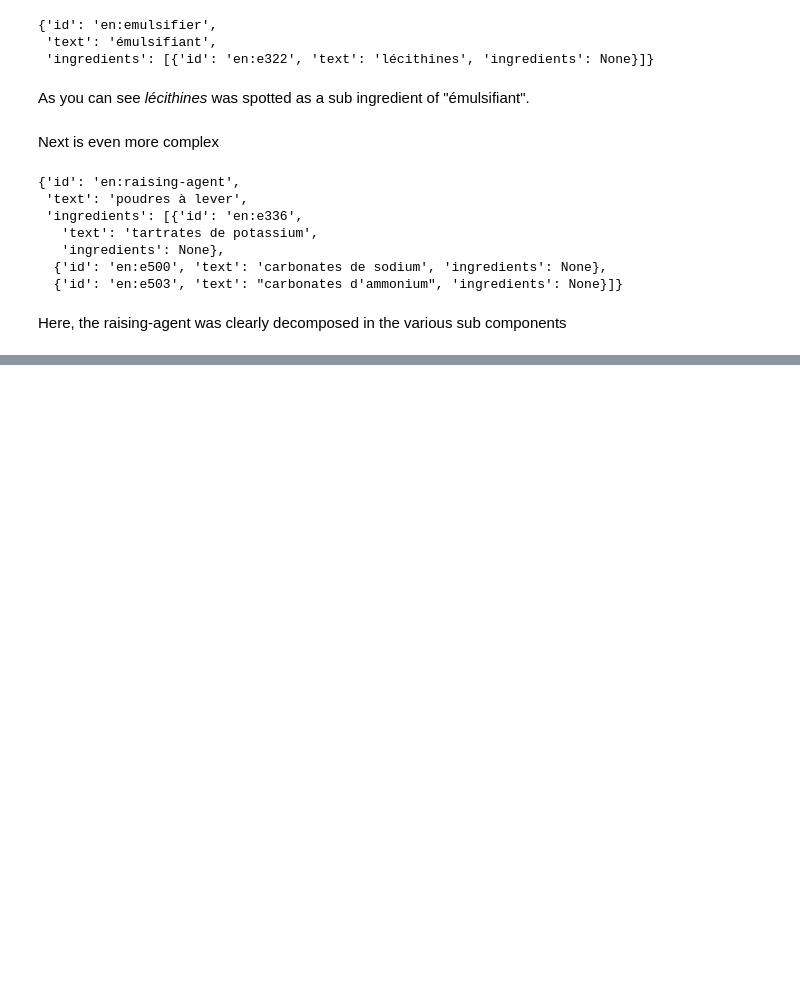
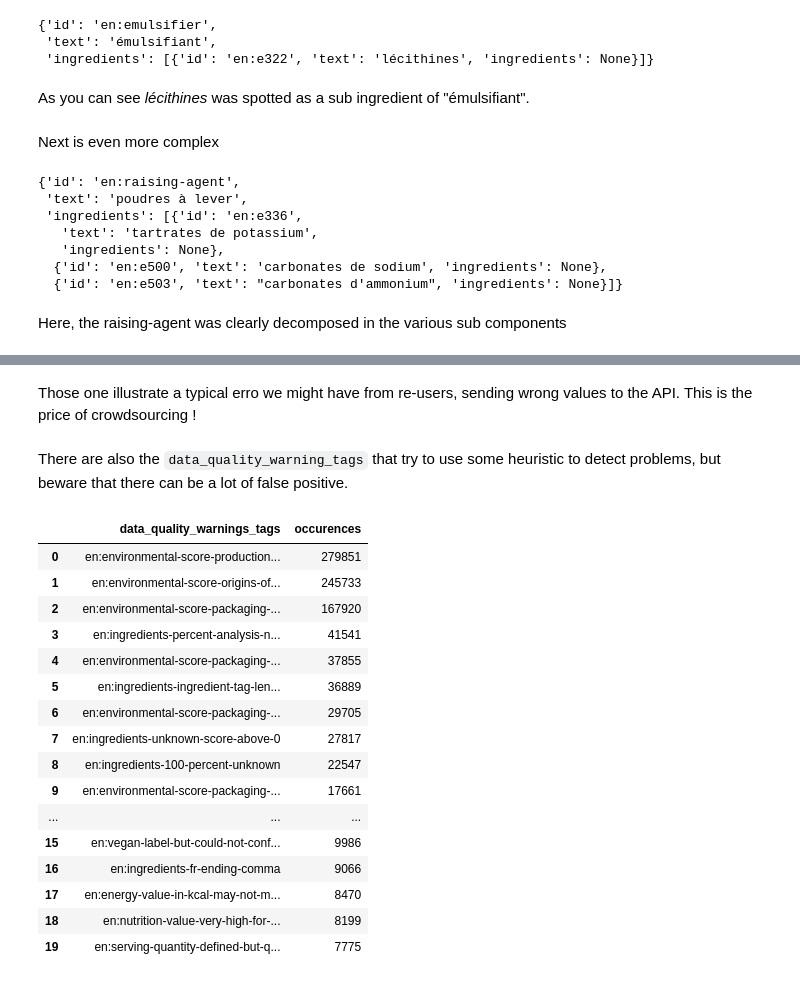
Before and after one commit to openfoodfacts/openfoodfacts-exports, a Jupyter notebook: tutorials/hands-on-data/open food facts data tutorial.ipynb, the cells around one changed output, grey strips where cells are left out. Saved outputs shown, nothing was run; the diff lists cells and outputs as text; code cells hidden in the pictures; blank space fills up the shorter version.

```diff
--- a/tutorials/hands-on-data/open food facts data tutorial.ipynb
+++ b/tutorials/hands-on-data/open food facts data tutorial.ipynb
@@ -476,0 +560,41 @@ Here, the raising-agent was clearly decomposed in the various sub components
+# %% [markdown]
+Those one illustrate a typical erro we might have from re-users, sending wrong values to the API. This is the price of crowdsourcing !
+# %% [markdown]
+There are also the `data_quality_warning_tags` that try to use some heuristic to detect problems, but beware that there can be a lot of false positive.
+# %%
+%%sql
+SELECT
+  data_quality_warnings_tags,
+  COUNT(*) AS occurences
+FROM
+  (
+    SELECT
+      code,
+      UNNEST (data_quality_warnings_tags) AS data_quality_warnings_tags
+    FROM
+      products
+  )
+GROUP BY
+  data_quality_warnings_tags
+ORDER BY
+  occurences desc
+LIMIT
+  20;
+# %% [output]
+|  | data_quality_warnings_tags | occurences |
+| 0 | en:environmental-score-production... | 279851 |
+| 1 | en:environmental-score-origins-of... | 245733 |
+| 2 | en:environmental-score-packaging-... | 167920 |
+| 3 | en:ingredients-percent-analysis-n... | 41541 |
+| 4 | en:environmental-score-packaging-... | 37855 |
+| 5 | en:ingredients-ingredient-tag-len... | 36889 |
+| 6 | en:environmental-score-packaging-... | 29705 |
+| 7 | en:ingredients-unknown-score-above-0 | 27817 |
+| 8 | en:ingredients-100-percent-unknown | 22547 |
+| 9 | en:environmental-score-packaging-... | 17661 |
+| ... | ... | ... |
+| 15 | en:vegan-label-but-could-not-conf... | 9986 |
+| 16 | en:ingredients-fr-ending-comma | 9066 |
+| 17 | en:energy-value-in-kcal-may-not-m... | 8470 |
+| 18 | en:nutrition-value-very-high-for-... | 8199 |
+| 19 | en:serving-quantity-defined-but-q... | 7775 |
```
Also changed, not shown: parts of 33 cells of this notebook, 1 other file.
